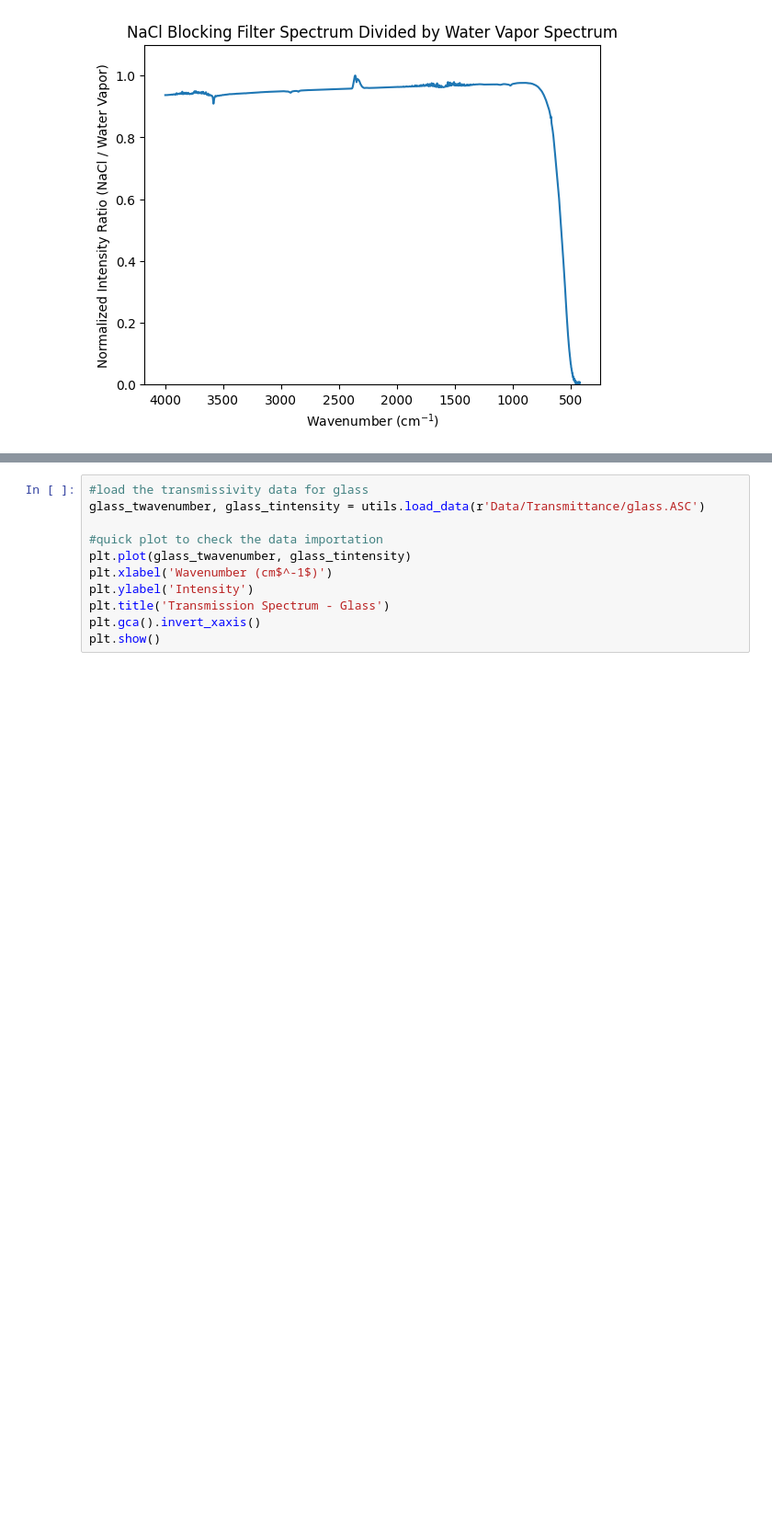
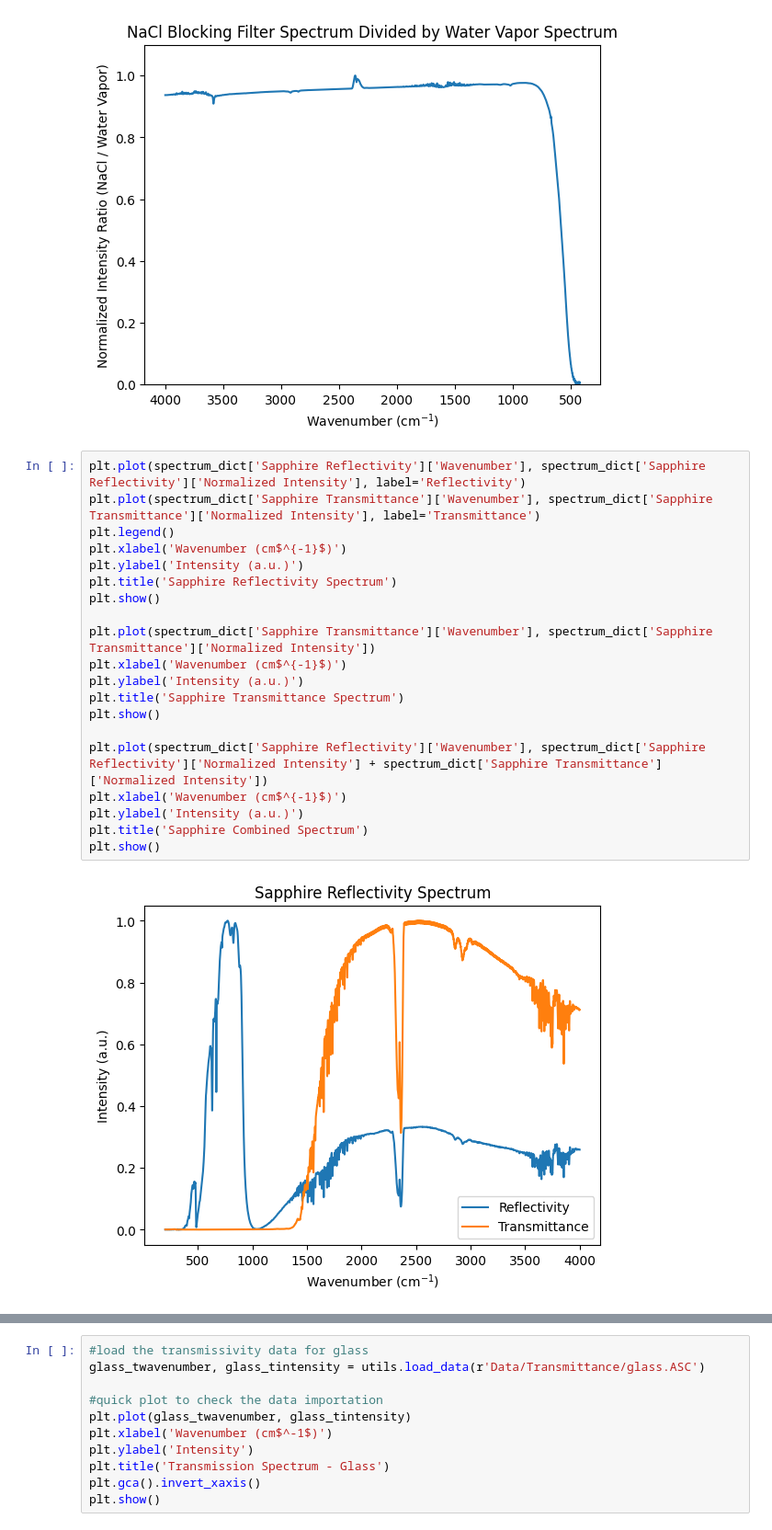
Before and after one commit to kearb-stomp/AdvLabs, a Jupyter notebook: Lab 1/Lab 6 - Lattice Vibrations.ipynb, the cells around one changed output, grey strips where cells are left out. Shown at 92% size. Cells and saved outputs as stored; diff of their text form; blank space fills up the shorter version.

```diff
--- a/Lab 1/Lab 6 - Lattice Vibrations.ipynb
+++ b/Lab 1/Lab 6 - Lattice Vibrations.ipynb
@@ -271,3 +273,25 @@ plt.show()
 # %% [output]
 [figure]
 [figure]
+# %%
+plt.plot(spectrum_dict['Sapphire Reflectivity']['Wavenumber'], spectrum_dict['Sapphire Reflectivity']['Normalized Intensity'], label='Reflectivity')
+plt.plot(spectrum_dict['Sapphire Transmittance']['Wavenumber'], spectrum_dict['Sapphire Transmittance']['Normalized Intensity'], label='Transmittance')
+plt.legend()
+plt.xlabel('Wavenumber (cm$^{-1}$)')
+plt.ylabel('Intensity (a.u.)')
+plt.title('Sapphire Reflectivity Spectrum')
+plt.show()
+
+plt.plot(spectrum_dict['Sapphire Transmittance']['Wavenumber'], spectrum_dict['Sapphire Transmittance']['Normalized Intensity'])
+plt.xlabel('Wavenumber (cm$^{-1}$)')
+plt.ylabel('Intensity (a.u.)')
+plt.title('Sapphire Transmittance Spectrum')
+plt.show()
+
+plt.plot(spectrum_dict['Sapphire Reflectivity']['Wavenumber'], spectrum_dict['Sapphire Reflectivity']['Normalized Intensity'] + spectrum_dict['Sapphire Transmittance']['Normalized Intensity'])
+plt.xlabel('Wavenumber (cm$^{-1}$)')
+plt.ylabel('Intensity (a.u.)')
+plt.title('Sapphire Combined Spectrum')
+plt.show()
+# %% [output]
+[figure, added]
```
Also changed, not shown: parts of 9 cells of this notebook, 2 other files.
